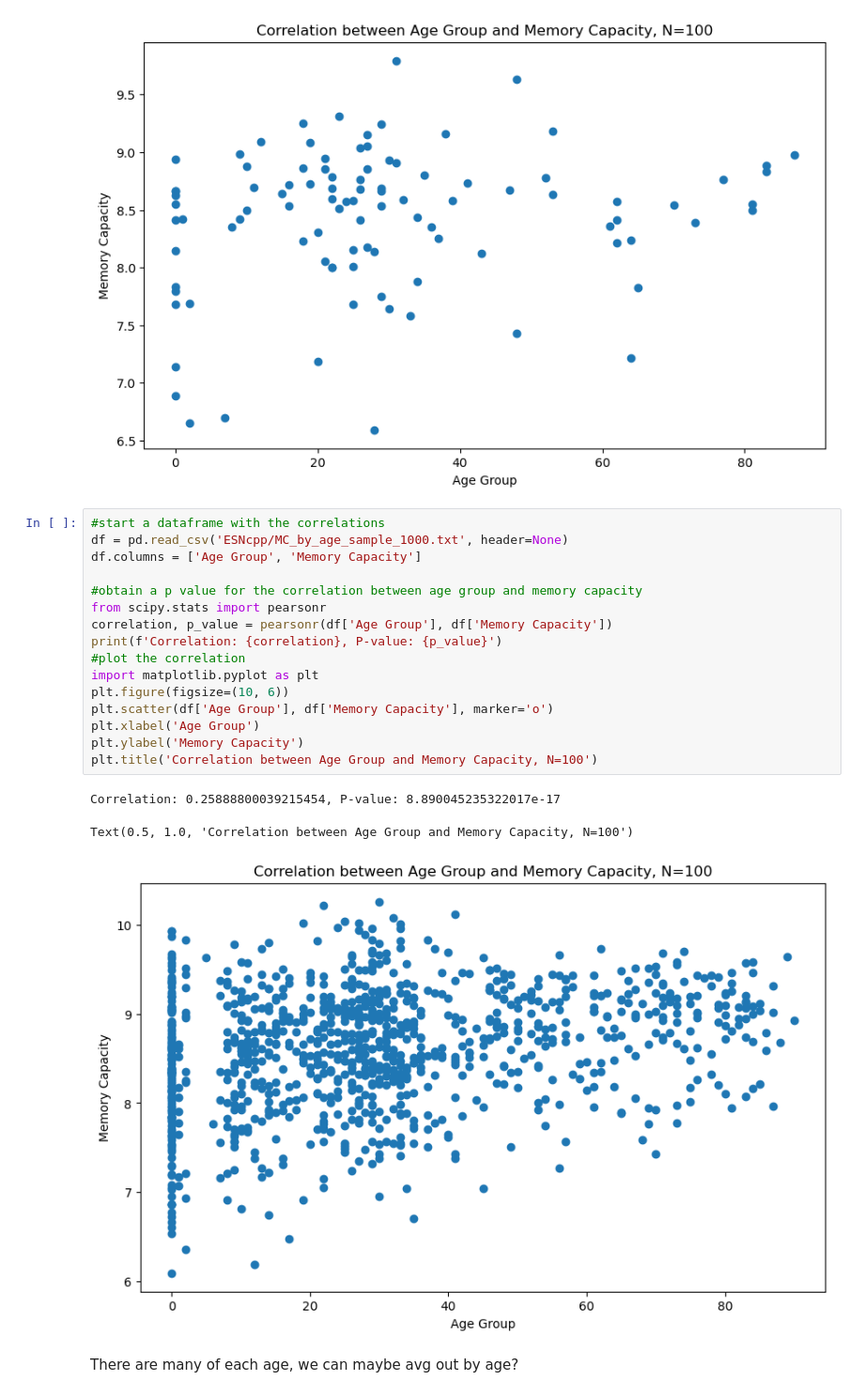
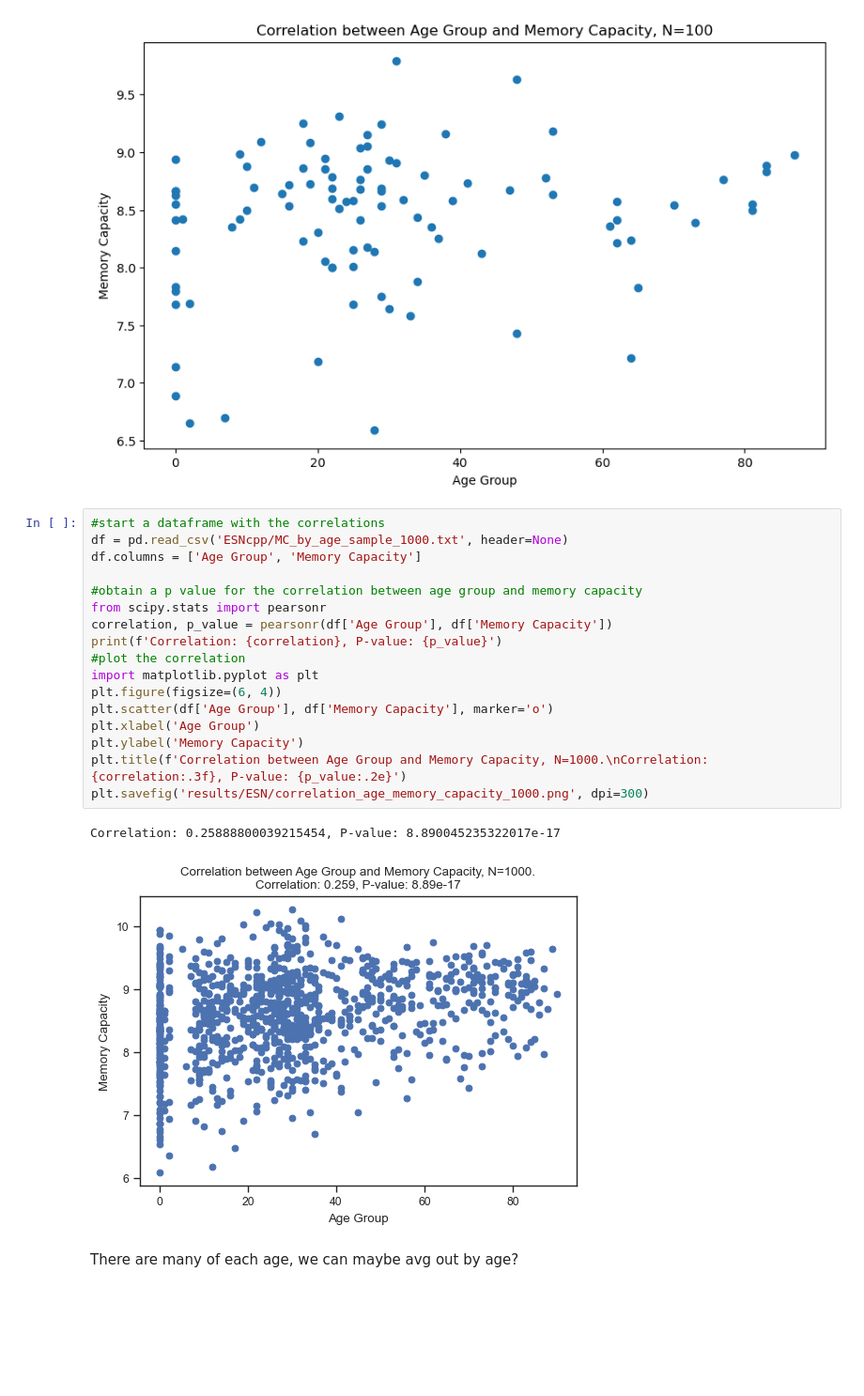
Before and after one commit to alexdeharo269/NetLearn, a Jupyter notebook: age_grouped_connectomes.ipynb, the cells around one changed output. Shown at 94% size. Cells and saved outputs as stored; diff of their text form; blank space fills up the shorter version.

```diff
--- a/age_grouped_connectomes.ipynb
+++ b/age_grouped_connectomes.ipynb
@@ -117,23 +117,23 @@ Text(0.5, 1.0, 'Correlation between Age Group and Memory Capacity, N=100')
 # %%
 #start a dataframe with the correlations
 df = pd.read_csv('ESNcpp/MC_by_age_sample_1000.txt', header=None)
 df.columns = ['Age Group', 'Memory Capacity']
 
 #obtain a p value for the correlation between age group and memory capacity
 from scipy.stats import pearsonr
 correlation, p_value = pearsonr(df['Age Group'], df['Memory Capacity'])
 print(f'Correlation: {correlation}, P-value: {p_value}')
 #plot the correlation
 import matplotlib.pyplot as plt
-plt.figure(figsize=(10, 6))
+plt.figure(figsize=(6, 4))
 plt.scatter(df['Age Group'], df['Memory Capacity'], marker='o')
 plt.xlabel('Age Group')
 plt.ylabel('Memory Capacity')
-plt.title('Correlation between Age Group and Memory Capacity, N=100')
+plt.title(f'Correlation between Age Group and Memory Capacity, N=1000.\nCorrelation: {correlation:.3f}, P-value: {p_value:.2e}')
+plt.savefig('results/ESN/correlation_age_memory_capacity_1000.png', dpi=300)
 # %% [output]
 Correlation: 0.25888800039215454, P-value: 8.890045235322017e-17
-Text(0.5, 1.0, 'Correlation between Age Group and Memory Capacity, N=100')
-[figure, old version]
+[figure, new version]
 # %% [markdown]
 There are many of each age, we can maybe avg out by age?
 # %%
```
Also changed, not shown: parts of 10 cells of this notebook, 11 other files.
